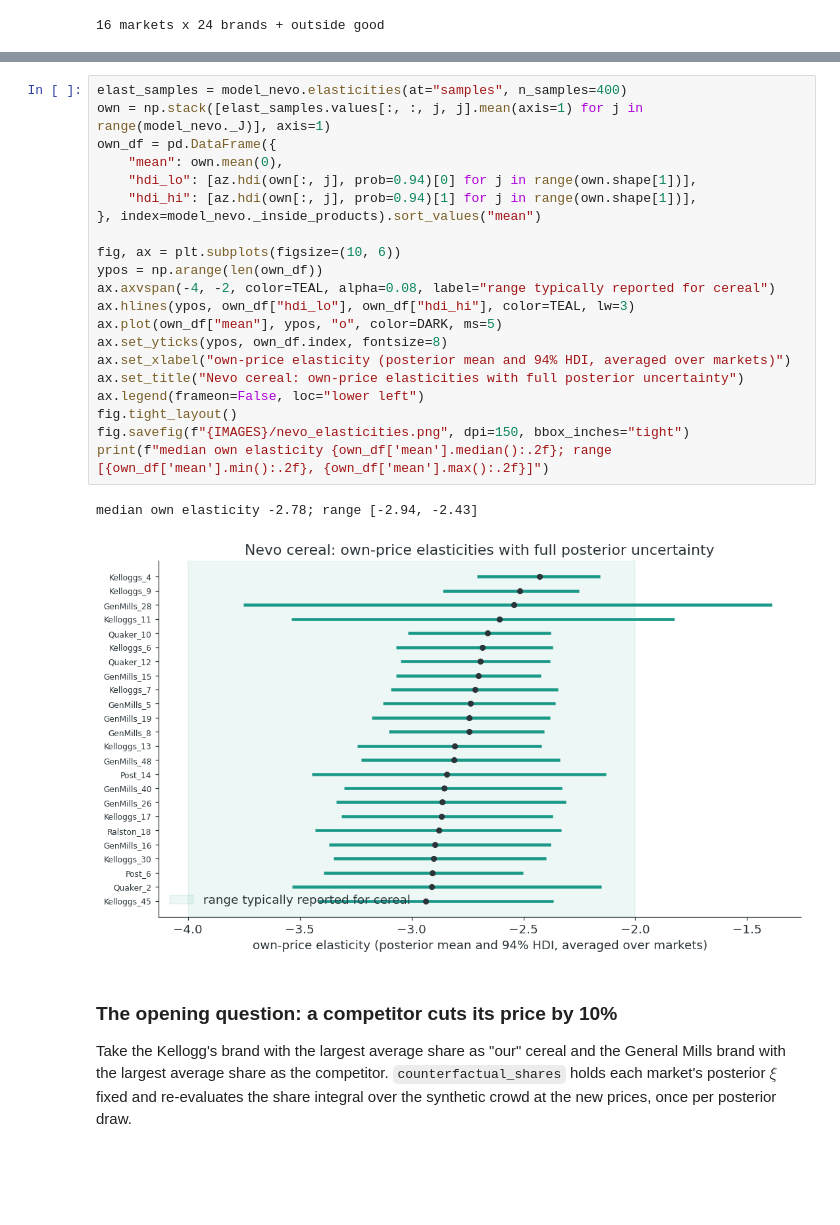
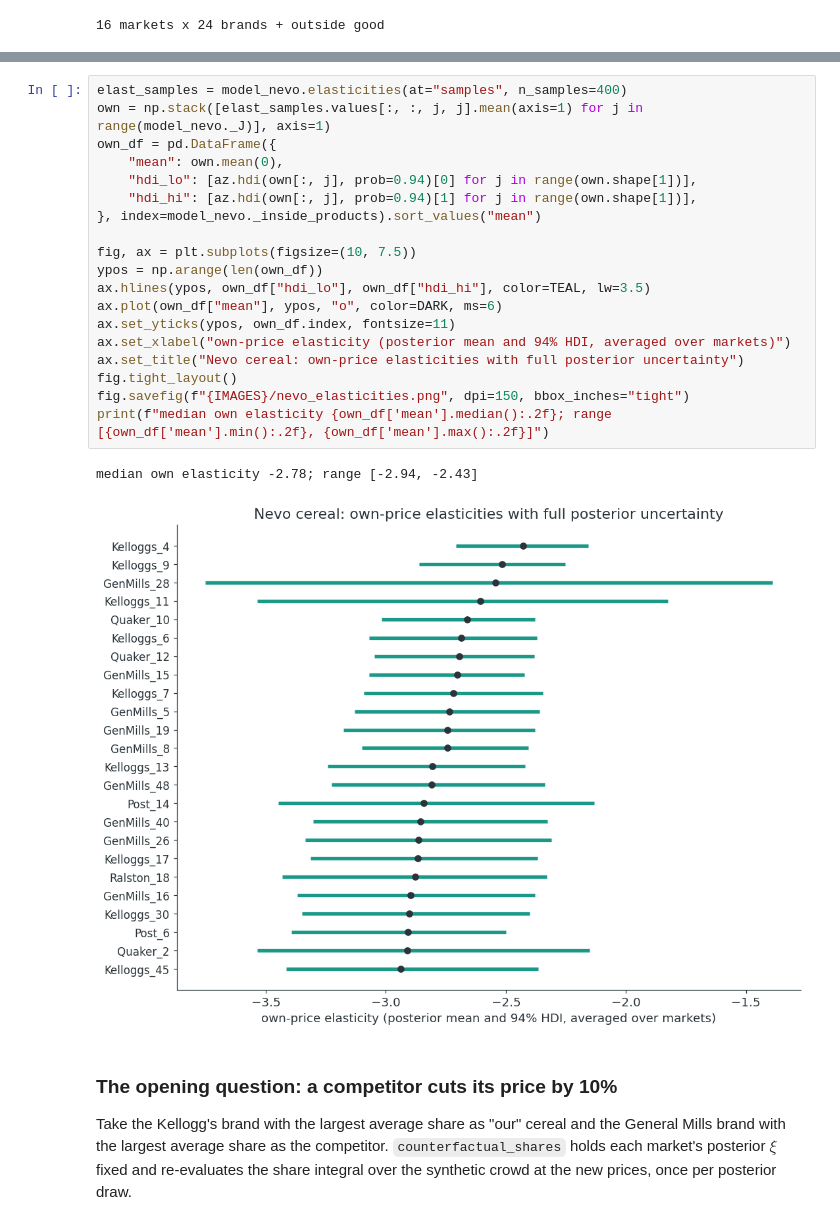
Before and after one commit to NathanielF/NathanielF.github.io, a Jupyter notebook: talks/pycon_ireland_2026_blp/notebook/synthetic_crowd.ipynb, the cells around one changed output, grey strips where cells are left out. Drawn from its saved outputs; the diff is of its cells as text; blank space fills up the shorter version.

```diff
--- a/talks/pycon_ireland_2026_blp/notebook/synthetic_crowd.ipynb
+++ b/talks/pycon_ireland_2026_blp/notebook/synthetic_crowd.ipynb
@@ -661,27 +669,25 @@ divergences: 0
 # %%
 elast_samples = model_nevo.elasticities(at="samples", n_samples=400)
 own = np.stack([elast_samples.values[:, :, j, j].mean(axis=1) for j in range(model_nevo._J)], axis=1)
 own_df = pd.DataFrame({
     "mean": own.mean(0),
     "hdi_lo": [az.hdi(own[:, j], prob=0.94)[0] for j in range(own.shape[1])],
     "hdi_hi": [az.hdi(own[:, j], prob=0.94)[1] for j in range(own.shape[1])],
 }, index=model_nevo._inside_products).sort_values("mean")
 
-fig, ax = plt.subplots(figsize=(10, 6))
+fig, ax = plt.subplots(figsize=(10, 7.5))
 ypos = np.arange(len(own_df))
-ax.axvspan(-4, -2, color=TEAL, alpha=0.08, label="range typically reported for cereal")
-ax.hlines(ypos, own_df["hdi_lo"], own_df["hdi_hi"], color=TEAL, lw=3)
-ax.plot(own_df["mean"], ypos, "o", color=DARK, ms=5)
-ax.set_yticks(ypos, own_df.index, fontsize=8)
+ax.hlines(ypos, own_df["hdi_lo"], own_df["hdi_hi"], color=TEAL, lw=3.5)
+ax.plot(own_df["mean"], ypos, "o", color=DARK, ms=6)
+ax.set_yticks(ypos, own_df.index, fontsize=11)
 ax.set_xlabel("own-price elasticity (posterior mean and 94% HDI, averaged over markets)")
 ax.set_title("Nevo cereal: own-price elasticities with full posterior uncertainty")
-ax.legend(frameon=False, loc="lower left")
 fig.tight_layout()
 fig.savefig(f"{IMAGES}/nevo_elasticities.png", dpi=150, bbox_inches="tight")
 print(f"median own elasticity {own_df['mean'].median():.2f}; range [{own_df['mean'].min():.2f}, {own_df['mean'].max():.2f}]")
 # %% [output]
 median own elasticity -2.78; range [-2.94, -2.43]
-[figure, old version]
+[figure, new version]
 # %% [markdown]
 ### The opening question: a competitor cuts its price by 10%
 
```
Also changed, not shown: parts of 8 cells of this notebook, 15 other files.
